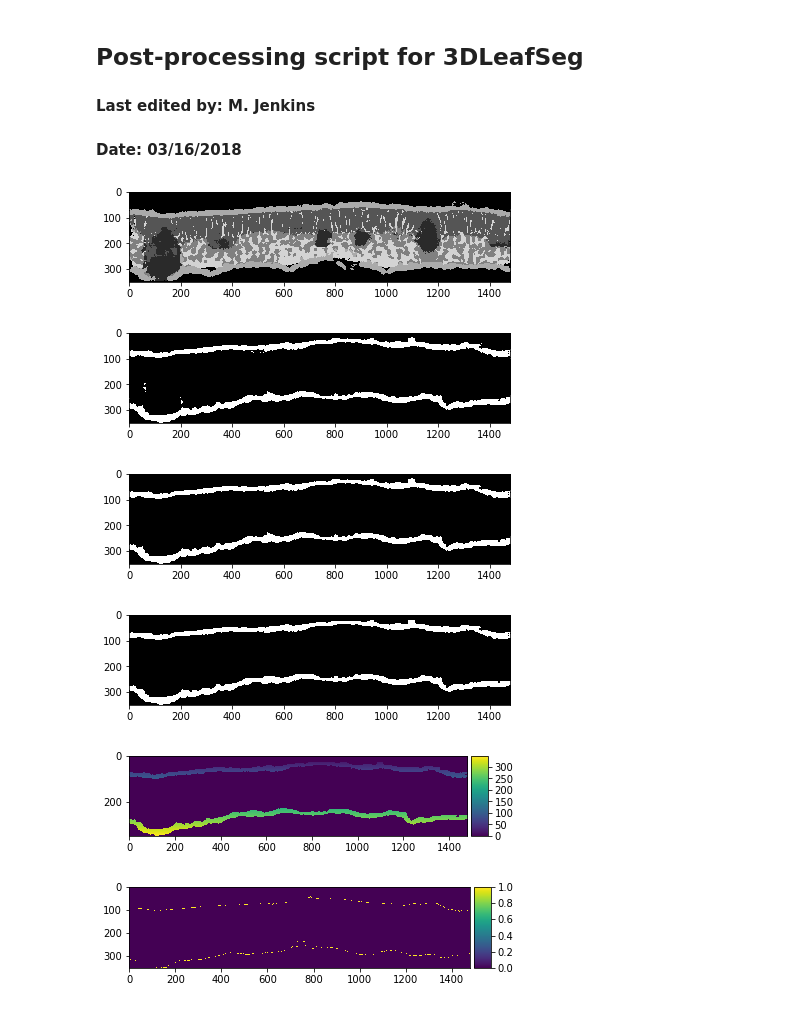
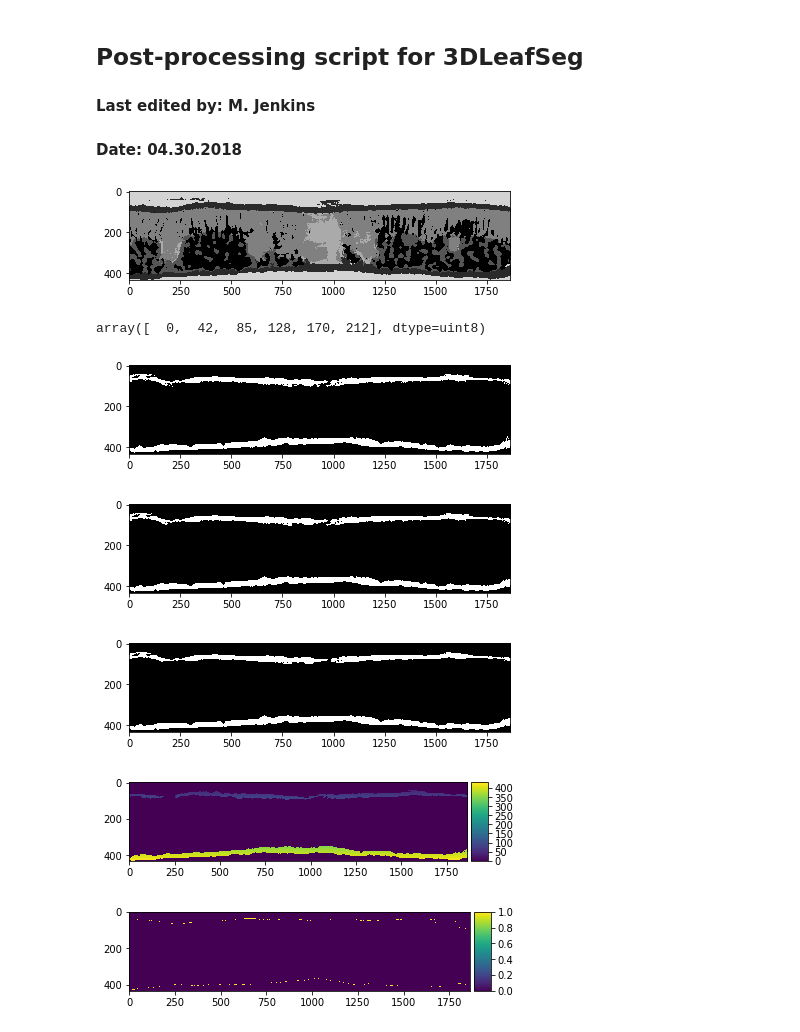
Before and after one commit to masonearles/3DLeafCT, a Jupyter notebook: ML_microCT/jupyter/3DLeafSeg_Postprocess.ipynb, the cells around one changed output. Drawn from its saved outputs; the diff is of its cells as text; code cells hidden in the pictures.

```diff
--- a/ML_microCT/jupyter/3DLeafSeg_Postprocess.ipynb
+++ b/ML_microCT/jupyter/3DLeafSeg_Postprocess.ipynb
@@ -2,7 +2,7 @@
 ## Post-processing script for 3DLeafSeg
 
 #### Last edited by: M. Jenkins
-#### Date:  03/16/2018
+#### Date:  04.30.2018
 # %%
 # Import libraries
 import matplotlib.pyplot as plt
@@ -48,10 +48,10 @@ def min_max_filt2(arr):
     return out
 # %%
 # Import full stack prediction from ML algorithm
-filepath = '../../../ML_microCT/results/'
-results_folder = 'test3_10'
+filepath = '../results/'
+results_folder = 'riparia'
 img = io.imread(filepath+results_folder+'/fullstack_prediction.tif')
 io.imshow(img[0,:,:])
 io.show()
 # %% [output]
-[figure, old version]
+[figure, new version]
@@ -66,3 +72,7 @@ vein = 42
+# %%
+np.unique(img)
+# %% [output]
+array([  0,  42,  85, 128, 170, 212], dtype=uint8)
 # %%
 # Remove 'dangling' epidermal pixels
 epid = (img==epidermis)
@@ -92,26 +102,27 @@ img[epid_parts2==1] = bg
 # del epid_rmv_parts
 # del epid
 # %%
-io.imshow(epid[120,:,:])
+value = 45
+io.imshow(epid[value,:,:])
 io.show()
-io.imshow(epid2[120,:,:])
+io.imshow(epid2[value,:,:])
 io.show()
-io.imshow(epid_rmv_parts2[120,:,:])
+io.imshow(epid_rmv_parts2[value,:,:])
 io.show()
 # %% [output]
-[figure, old version]
+[figure, new version]
-[figure, old version]
+[figure, new version]
-[figure, old version]
+[figure, new version]
 # %%
 # Define 3D array of distances from lowest value img.shape[1] to highest value
 a = range(0,img.shape[1])
 b = np.tile(a,(img.shape[2],img.shape[0],1))
 b = np.moveaxis(b,[0,1,2],[2,0,1])
 # %%
-io.imshow(b[0,:,:]*epid_rmv_parts2[120,:,:])
+io.imshow(b[0,:,:]*epid_rmv_parts2[10,:,:])
 io.show()
 # %% [output]
-[figure, old version]
+[figure, new version]
 # %%
 # Determine the lower edge of the spongy mesophyll
 c = (img==spongy)
@@ -165,15 +218,11 @@ for z in range(0,epi_up.shape[0]):
 
 # Combine the lower and upper edge of epidermis into a single numpy array
 epi_both = epi_up + epi_low
-# %%
-io.imshow(epi_both[65,:,:])
-io.show()
-# hold = (img==palisade)
-# hold = (hold*b2)
-# io.imshow(hold[65,:,:])
-# io.show()
-# %% [output]
-[figure, removed]
+# %%
+io.imshow(epi_both[200,:,:])
+io.show()
+# %% [output]
+[figure, added]
 # %%
 # Generate a binary stack with the pixels inside the new epidermis set equal to 1
 epi_in = np.zeros(img.shape, dtype=np.uint16)
```
Also changed, not shown: parts of 48 cells of this notebook, 1 other file.
